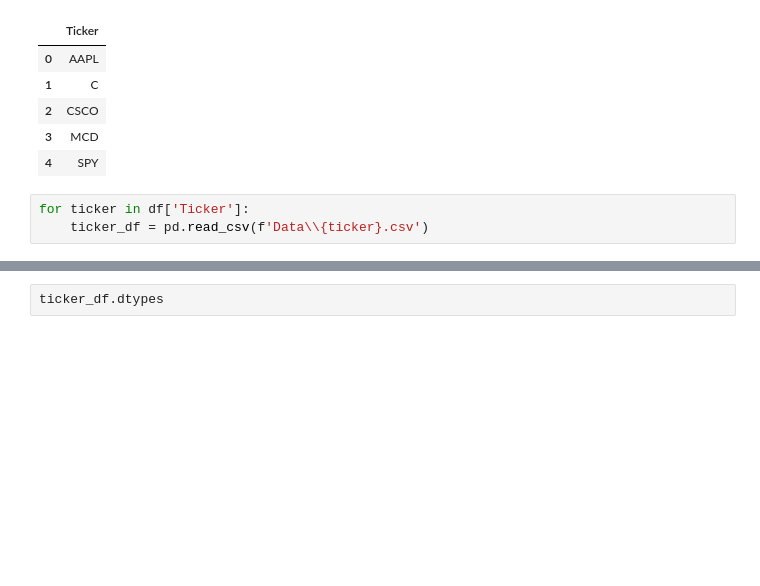
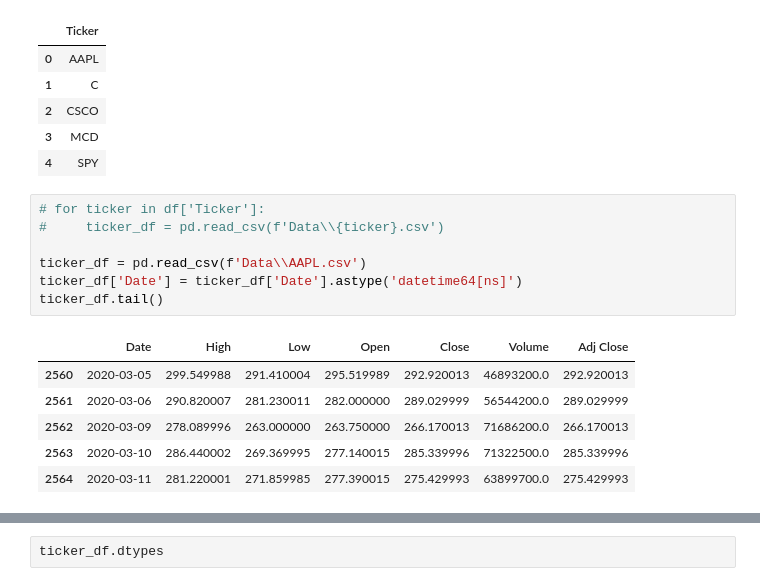
Before and after one commit to ajmal017/TradeRobot, a Jupyter notebook: Jupyter Notebooks/LoadTickersTo DataFrame.ipynb, the cells around one changed output, grey strips where cells are left out. Cells and saved outputs as stored; diff of their text form; blank space fills up the shorter version.

```diff
--- a/Jupyter Notebooks/LoadTickersTo DataFrame.ipynb
+++ b/Jupyter Notebooks/LoadTickersTo DataFrame.ipynb
@@ -39,5 +39,16 @@ df.head()
 | 3 | MCD |
 | 4 | SPY |
 # %%
-for ticker in df['Ticker']:
-    ticker_df = pd.read_csv(f'Data\\{ticker}.csv')
+# for ticker in df['Ticker']:
+#     ticker_df = pd.read_csv(f'Data\\{ticker}.csv')
+
+ticker_df = pd.read_csv(f'Data\\AAPL.csv')
+ticker_df['Date'] = ticker_df['Date'].astype('datetime64[ns]')
+ticker_df.tail()
+# %% [output]
+|  | Date | High | Low | Open | Close | Volume | Adj Close |
+| 2560 | 2020-03-05 | 299.549988 | 291.410004 | 295.519989 | 292.920013 | 46893200.0 | 292.920013 |
+| 2561 | 2020-03-06 | 290.820007 | 281.230011 | 282.000000 | 289.029999 | 56544200.0 | 289.029999 |
+| 2562 | 2020-03-09 | 278.089996 | 263.000000 | 263.750000 | 266.170013 | 71686200.0 | 266.170013 |
+| 2563 | 2020-03-10 | 286.440002 | 269.369995 | 277.140015 | 285.339996 | 71322500.0 | 285.339996 |
+| 2564 | 2020-03-11 | 281.220001 | 271.859985 | 277.390015 | 275.429993 | 63899700.0 | 275.429993 |
```
Also changed, not shown: parts of 14 cells of this notebook, 3 other files.
